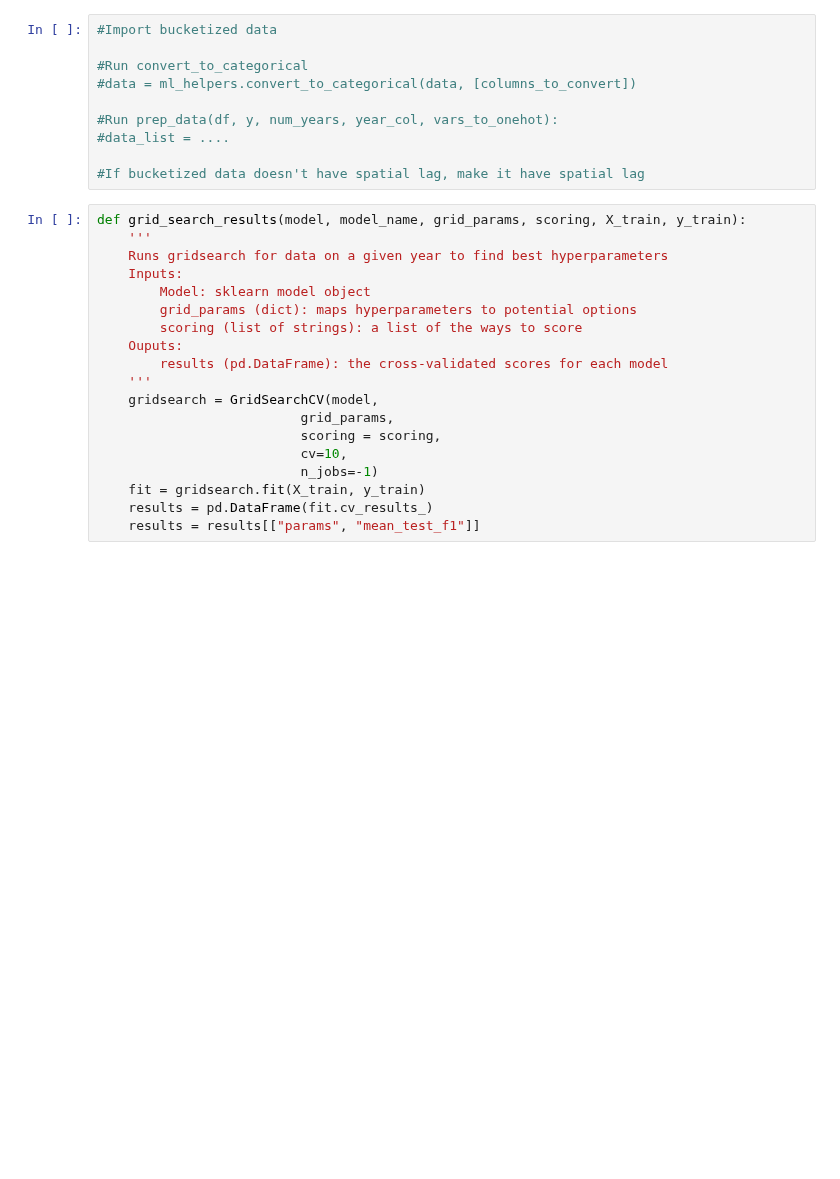
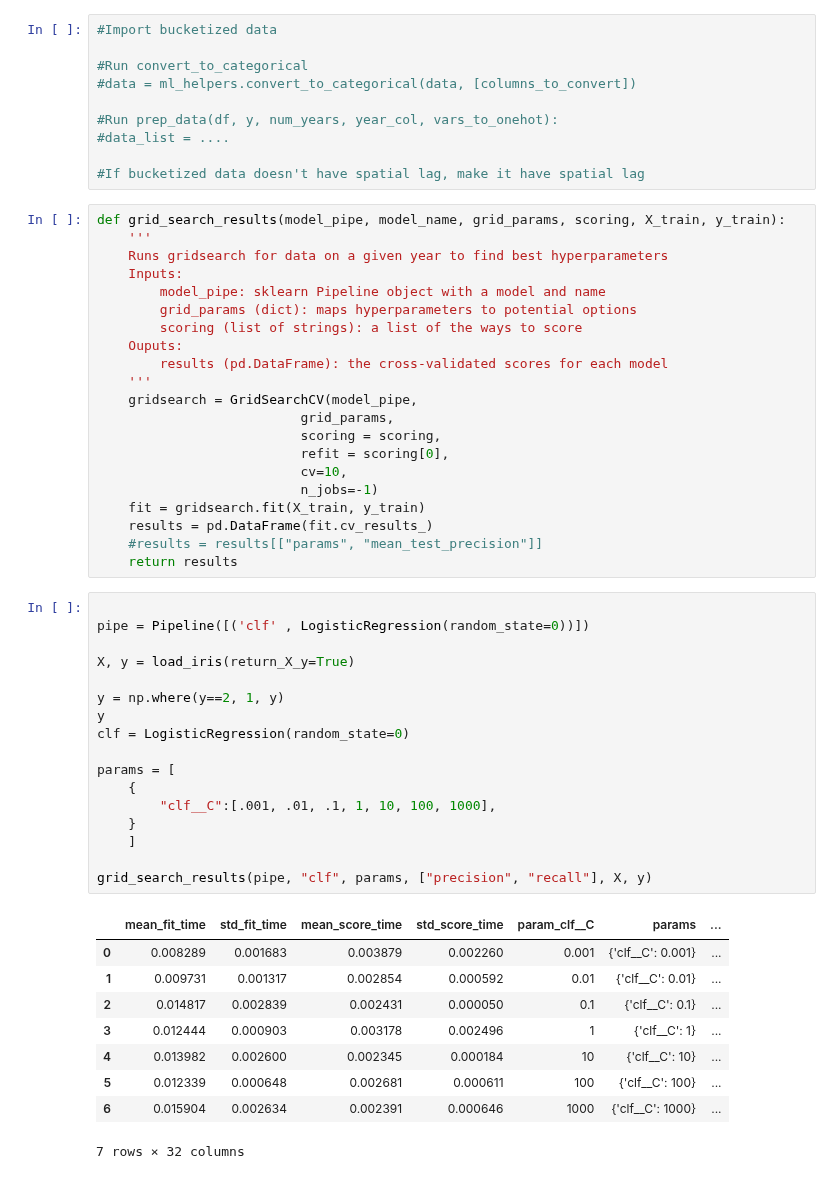
Before and after one commit to Deckart2/capp_30254_crime_forcasting, a Jupyter notebook: scripts/ml.ipynb, the cells around one changed output. Saved outputs shown, nothing was run; the diff lists cells and outputs as text; blank space fills up the shorter version.

```diff
--- a/scripts/ml.ipynb
+++ b/scripts/ml.ipynb
@@ -21,24 +44,53 @@ import datetime
 
 #If bucketized data doesn't have spatial lag, make it have spatial lag
 # %%
-def grid_search_results(model, model_name, grid_params, scoring, X_train, y_train):
+def grid_search_results(model_pipe, model_name, grid_params, scoring, X_train, y_train):
     '''
     Runs gridsearch for data on a given year to find best hyperparameters
     Inputs:
-        Model: sklearn model object
+        model_pipe: sklearn Pipeline object with a model and name
         grid_params (dict): maps hyperparameters to potential options
         scoring (list of strings): a list of the ways to score
     Ouputs:
         results (pd.DataFrame): the cross-validated scores for each model
     '''
-    gridsearch = GridSearchCV(model,
+    gridsearch = GridSearchCV(model_pipe,
                           grid_params,
                           scoring = scoring,
+                          refit = scoring[0],
                           cv=10,
                           n_jobs=-1)
     fit = gridsearch.fit(X_train, y_train)
     results = pd.DataFrame(fit.cv_results_)
-    results = results[["params", "mean_test_f1"]]
+    #results = results[["params", "mean_test_precision"]]
+    return results
+# %%
+
+pipe = Pipeline([('clf' , LogisticRegression(random_state=0))])
+
+X, y = load_iris(return_X_y=True)
+
+y = np.where(y==2, 1, y)
+y
+clf = LogisticRegression(random_state=0)
+
+params = [
+    {
+        "clf__C":[.001, .01, .1, 1, 10, 100, 1000],
+    }
+    ]
+
+grid_search_results(pipe, "clf", params, ["precision", "recall"], X, y)
+# %% [output]
+|  | mean_fit_time | std_fit_time | mean_score_time | std_score_time | param_clf__C | params | ... |
+| 0 | 0.008289 | 0.001683 | 0.003879 | 0.002260 | 0.001 | {'clf__C': 0.001} | ... |
+| 1 | 0.009731 | 0.001317 | 0.002854 | 0.000592 | 0.01 | {'clf__C': 0.01} | ... |
+| 2 | 0.014817 | 0.002839 | 0.002431 | 0.000050 | 0.1 | {'clf__C': 0.1} | ... |
+| 3 | 0.012444 | 0.000903 | 0.003178 | 0.002496 | 1 | {'clf__C': 1} | ... |
+| 4 | 0.013982 | 0.002600 | 0.002345 | 0.000184 | 10 | {'clf__C': 10} | ... |
+| 5 | 0.012339 | 0.000648 | 0.002681 | 0.000611 | 100 | {'clf__C': 100} | ... |
+| 6 | 0.015904 | 0.002634 | 0.002391 | 0.000646 | 1000 | {'clf__C': 1000} | ... |
+7 rows × 32 columns
 # %%
 def average_grid_searches(model, model_name,
                           grid_params, scoring,
```
Also changed, not shown: parts of 10 cells of this notebook, 1 other file.
